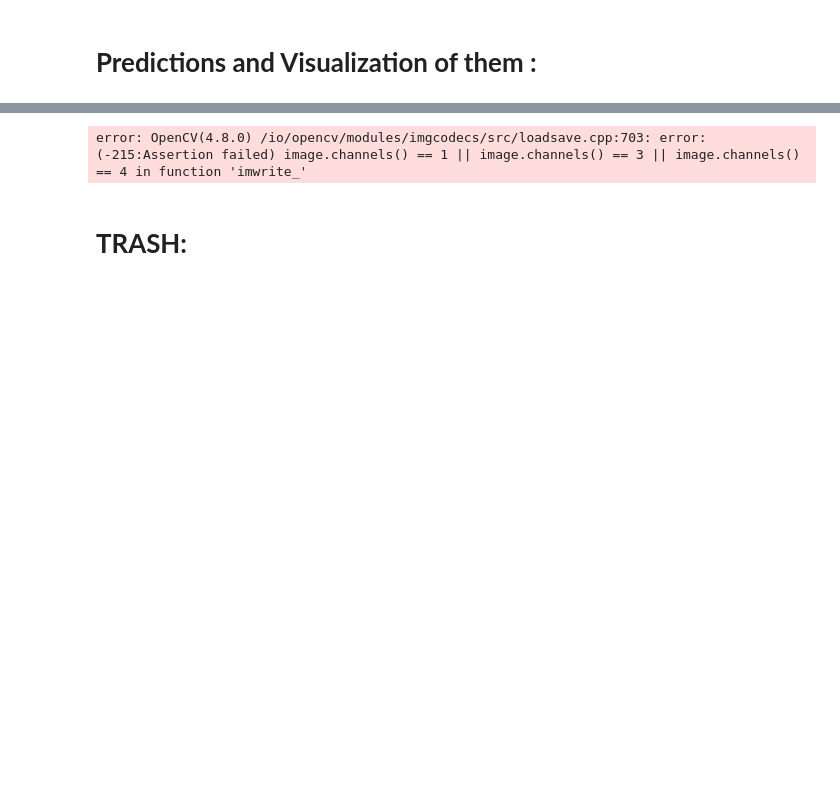
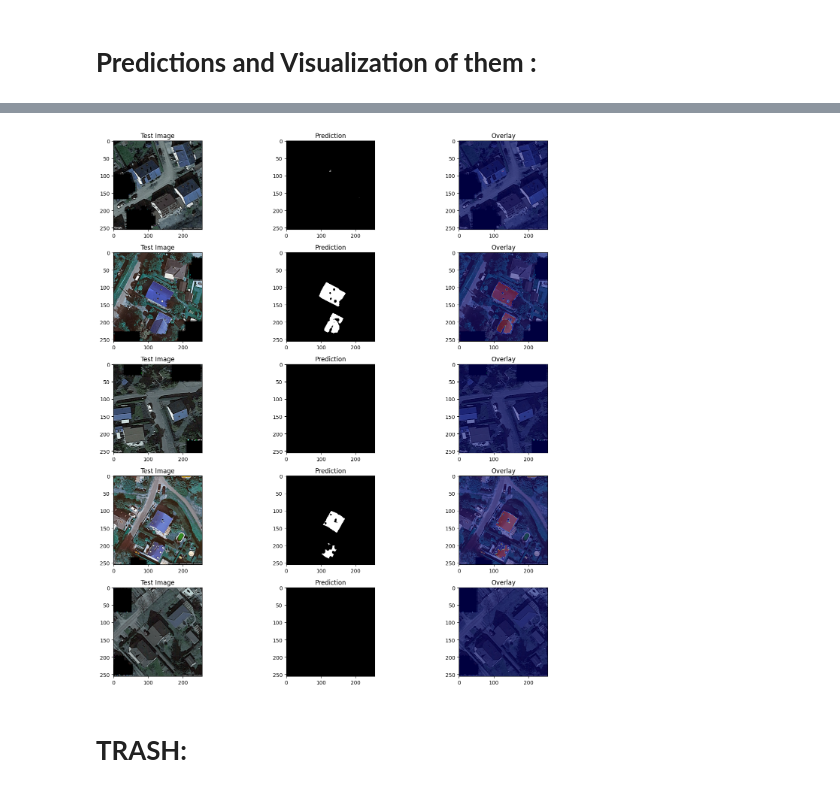
Before and after one commit to celaira/roof_deep_learning, a Jupyter notebook: dida_testtask.ipynb, the cells around one changed output, grey strips where cells are left out. Cells and saved outputs as stored; diff of their text form; code cells hidden in the pictures; blank space fills up the shorter version.

Commit message:
prediction gefixed

```diff
--- a/dida_testtask.ipynb
+++ b/dida_testtask.ipynb
@@ -165,10 +168,12 @@ predictions_path = '/content/drive/MyDrive/predictions'
 os.makedirs(predictions_path, exist_ok=True)
 
 for i, pred in enumerate(predictions):
-    pred_mask = np.argmax(pred, axis=-1)
-    pred_mask = (pred.squeeze() * 255).astype(np.uint8)
+    pred_mask = np.argmax(pred, axis=-1)  # Convert softmax probabilities to class labels
+    pred_mask = (pred_mask * 255).astype(np.uint8)  # Convert to 8-bit integer (0 to 255)
+    pred_mask = np.squeeze(pred_mask)  # Ensure the mask is single-channel
     cv.imwrite(os.path.join(predictions_path, f'prediction_{i}.png'), pred_mask)
-import matplotlib.pyplot as plt
+
+# Display predictions for the first 5 test images
 def display_predictions(test_images, predictions, num=5):
     plt.figure(figsize=(15, 15))
     for i in range(num):
@@ -177,17 +182,18 @@ def display_predictions(test_images, predictions, num=5):
         plt.title("Test Image")
 
         plt.subplot(num, 3, i*3 + 2)
-        plt.imshow(predictions[i].squeeze(), cmap='gray')
+        pred_mask = np.argmax(predictions[i], axis=-1)
+        plt.imshow(pred_mask, cmap='gray')
         plt.title("Prediction")
 
         plt.subplot(num, 3, i*3 + 3)
         plt.imshow(test_images[i].squeeze(), cmap='gray')
-        plt.imshow(predictions[i].squeeze(), cmap='jet', alpha=0.5)
+        plt.imshow(pred_mask, cmap='jet', alpha=0.5)
         plt.title("Overlay")
 
     plt.tight_layout()
     plt.show()
 
-# Display predictions for the first 5 test images
+# Display predictions
 display_predictions(test_images, predictions, num=5)
 # %% [output]
@@ -195,4 +201,4 @@ display_predictions(test_images, predictions, num=5)
-error: OpenCV(4.8.0) /io/opencv/modules/imgcodecs/src/loadsave.cpp:703: error: (-215:Assertion failed) image.channels() == 1 || image.channels() == 3 || image.channels() == 4 in function 'imwrite_'
+[figure, added]
 # %% [markdown]
 # **TRASH:**
 # %%
```
Also changed, not shown: parts of 4 cells of this notebook.
